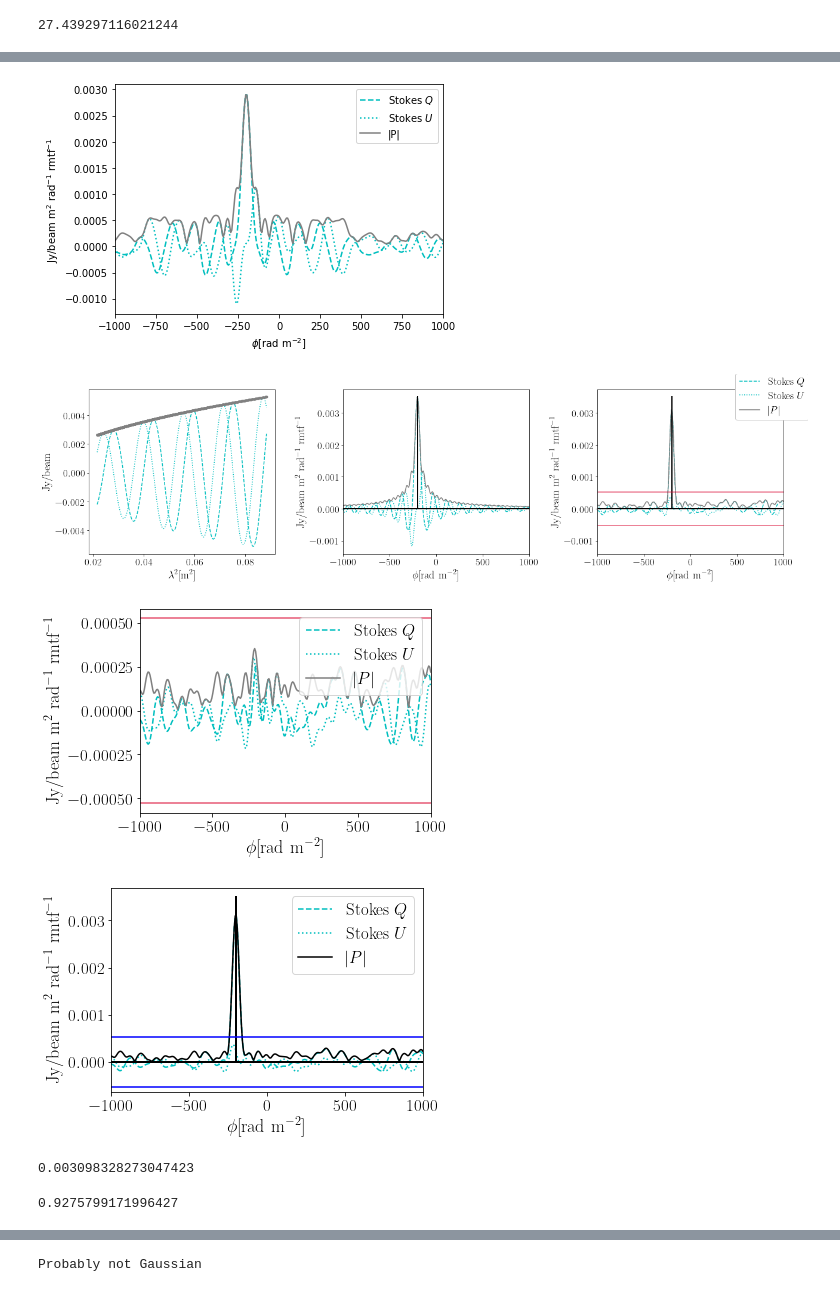
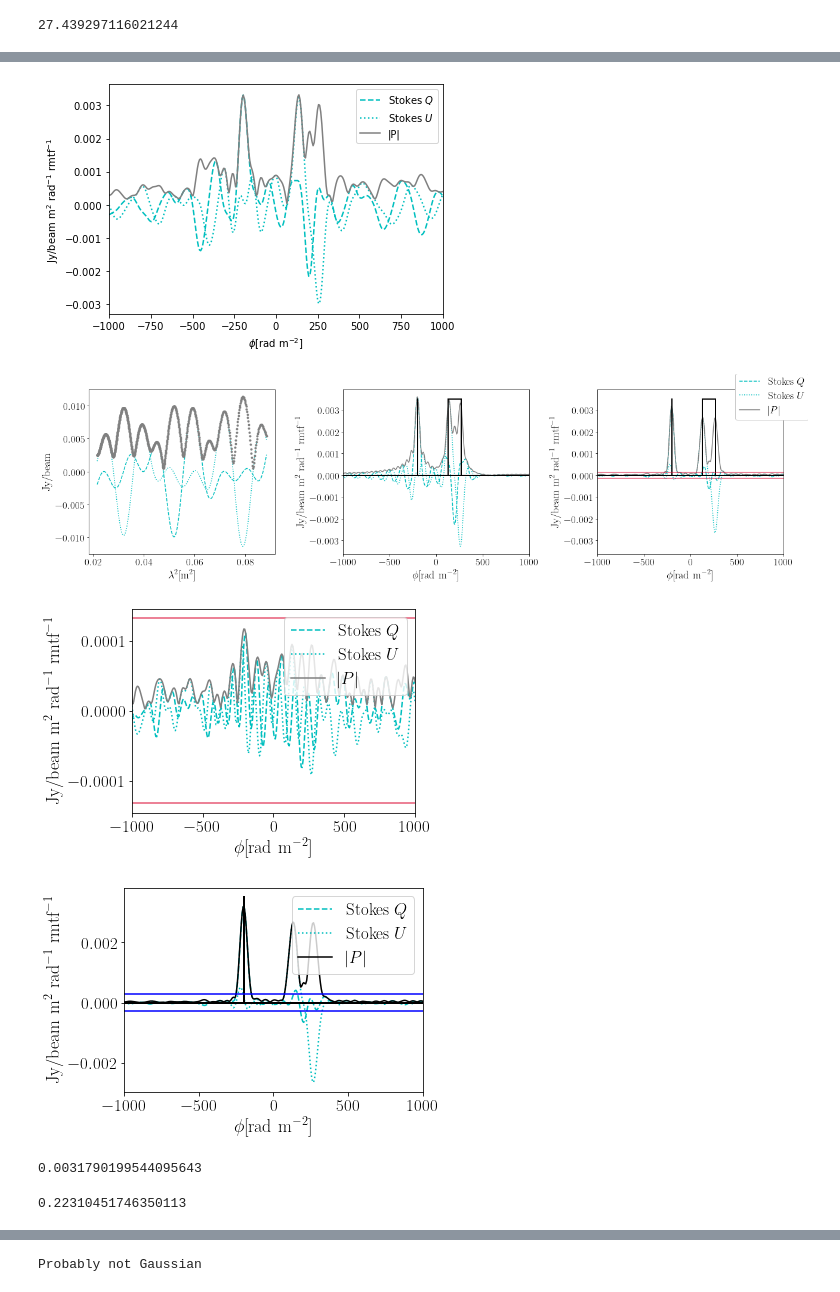
Before and after one commit to miguelcarcamov/csromer, a Jupyter notebook: sandboxes/framework_simulation_scenario1.ipynb, the cells around one changed output, grey strips where cells are left out. Saved outputs shown, nothing was run; the diff lists cells and outputs as text; code cells hidden in the pictures.

```diff
--- a/sandboxes/framework_simulation_scenario1.ipynb
+++ b/sandboxes/framework_simulation_scenario1.ipynb
@@ -73,7 +73,7 @@ thicksource = FaradayThickSource(nu=nu, s_nu=peak_thicksource, phi_fg=140, phi_c
 thinsource.simulate()
 thicksource.simulate()
 # %%
-simsource = thinsource
+simsource = thinsource + thicksource
 # %%
 original_source = copy.deepcopy(simsource)
 # %%
@@ -83,7 +83,7 @@ peak_thinsource
 # %% [output]
 0.0035
 # %%
-applied_noise = 0.8*peak_thinsource
+applied_noise = 0.2*peak_thinsource
 # %%
 applied_noise * 1000.0
 # %% [output]
@@ -215,7 +215,7 @@ plt.plot(dataset.lambda2, np.abs(P_back), 'g.', label=r"$|P|$")
 # %%
-wav = None
+#wav = None
 #wav = DiscreteWavelet(wavelet_name="haar", mode="periodization", append_signal=True)
-#wav = UndecimatedWavelet(wavelet_name="coif2", append_signal=True)
+wav = UndecimatedWavelet(wavelet_name="coif2", append_signal=True)
 # %%
 parameter.data = F_dirty
 parameter.complex_data_to_real()
@@ -263,7 +266,7 @@ lambda_l1 / dataset.theo_noise
 # %% [output]
 27.439297116021244
 # %%
-opt = FISTA(guess_param=parameter, F_obj=F_obj, fx=chi2, gx=g_obj, noise=dataset.theo_noise, verbose=True)
+opt = FISTA(guess_param=parameter, F_obj=F_obj, fx=chi2, gx=g_obj, noise=2*dataset.theo_noise, verbose=True)
 #opt = FISTA(i_guess=F_real, F_obj=F_obj, fx=chi2, gx=g_obj, maxiter=1000, noise=1e-5, verbose=True)
 obj, X = opt.run()
 print(obj)
@@ -375,7 +379,7 @@ plt.xlim([-1000,1000])
 plt.tight_layout()
 #plt.savefig("fds_sim1.png", dpi=100)
 # %% [output]
-[figure, old version]
+[figure, new version]
 # %%
 residual_faraday = F_dirty - model_2
 # %%
@@ -411,41 +415,41 @@ ax1.set_ylabel(r'Jy/beam')
 
 ax2 = fig.add_subplot(1, 3, 2)
 ax2.plot(original_parameter.phi, F_dirty_original.real, 'c--', label=r"Stokes $Q$")
 ax2.plot(original_parameter.phi, F_dirty_original.imag, 'c:', label=r"Stokes $U$")
 ax2.plot(original_parameter.phi, np.abs(F_dirty_original), '-', c='grey', label=r"|P|")
 ax2.plot([-200.,-200.],[0.,0.0035],ls='-',lw=2.,c='black')
-#ax2.plot([130.,130.],[0.,0.0035],ls='-',lw=2.,c='black')
-#ax2.plot([270.,270.],[0.,0.0035],ls='-',lw=2.,c='black')
-#ax2.plot([130.,270.],[0.0035,0.0035],ls='-',lw=2.,c='black')
+ax2.plot([130.,130.],[0.,0.0035],ls='-',lw=2.,c='black')
+ax2.plot([270.,270.],[0.,0.0035],ls='-',lw=2.,c='black')
+ax2.plot([130.,270.],[0.0035,0.0035],ls='-',lw=2.,c='black')
 ax2.plot(original_parameter.phi,np.zeros(len(original_parameter.phi)),ls='-',lw=2.,c='black')
 #ax2.axhline (y = 5*original_source.theo_noise*1000.0, color = 'crimson', alpha=0.7)
 #ax2.axhline (y = -5*original_source.theo_noise*1000.0, color = 'crimson', alpha=0.7)
 ax2.set_xlabel(r'$\phi$[rad m$^{-2}$]')
 ax2.set_ylabel(r'Jy/beam m$^2$ rad$^{-1}$ rmtf$^{-1}$')
 ax2.set_xlim([-1000,1000])
 
 ax3 = fig.add_subplot(1, 3, 3, sharex = ax2, sharey = ax2)
 ax3.plot(parameter.phi, conv_model.real, 'c--', label=r"Stokes $Q$")
 ax3.plot(parameter.phi, conv_model.imag, 'c:', label=r"Stokes $U$")
 ax3.plot(parameter.phi, np.abs(conv_model), '-', c='grey', label=r"$|P|$")
 ax3.plot([-200.,-200.],[0.,0.0035],ls='-',lw=2.,c='black')
-#ax3.plot([130.,130.],[0.,0.0035],ls='-',lw=2.,c='black')
-#ax3.plot([270.,270.],[0.,0.0035],ls='-',lw=2.,c='black')
-#ax3.plot([130.,270.],[0.0035,0.0035],ls='-',lw=2.,c='black')
+ax3.plot([130.,130.],[0.,0.0035],ls='-',lw=2.,c='black')
+ax3.plot([270.,270.],[0.,0.0035],ls='-',lw=2.,c='black')
+ax3.plot([130.,270.],[0.0035,0.0035],ls='-',lw=2.,c='black')
 ax3.plot(parameter.phi,np.zeros(len(parameter.phi)),ls='-',lw=2.,c='black')
 #ax3.set_xlim([-1000,1000])
 ax3.axhline(y = 5*dataset.theo_noise, color = 'crimson', alpha=0.7)
 ax3.axhline(y = -5*dataset.theo_noise, color = 'crimson', alpha=0.7)
 ax3.set_xlabel(r'$\phi$[rad m$^{-2}$]')
 ax3.set_ylabel(r'Jy/beam m$^2$ rad$^{-1}$ rmtf$^{-1}$')
 
 handles, labels = ax3.get_legend_handles_labels()
 legend = fig.legend(handles, labels, loc="upper right", borderaxespad=0)
 legend.get_frame().set_alpha(1.0)
 fig.tight_layout()
-#fig.savefig("thinthick.pdf", dpi=500)
+fig.savefig("thinthicksource.pdf", dpi=500)
 # %% [output]
-[figure, old version]
+[figure, new version]
 # %%
 plt.plot(parameter.phi, residual_faraday.real, 'c--', label=r"Stokes $Q$")
 plt.plot(parameter.phi, residual_faraday.imag, 'c:', label=r"Stokes $U$")
@@ -461,7 +465,7 @@ plt.xlim([-1000,1000])
 plt.tight_layout()
 #plt.savefig("fds_sim1.png", dpi=100)
 # %% [output]
-[figure, old version]
+[figure, new version]
 # %%
 plt.plot(parameter.phi, conv_model.real, 'c--', label=r"Stokes $Q$")
 plt.plot(parameter.phi, conv_model.imag, 'c:', label=r"Stokes $U$")
@@ -477,17 +481,17 @@ plt.legend(loc='upper right')
 plt.tight_layout()
 #plt.savefig("restored.png", dpi=100)
 # %% [output]
-[figure, old version]
+[figure, new version]
 # %%
 np.nanmax(np.abs(conv_model))
 # %% [output]
-0.003098328273047423
+0.0031790199544095643
 # %%
 P = np.sqrt(np.max(np.abs(conv_model))**2 - (2.3*rms_residual**2))
 # %%
 parameter.rmtf_fwhm/(2*P/rms_residual)
 # %% [output]
-0.9275799171996427
+0.22310451746350113
 # %%
 residual_1d = np.concatenate([residual_faraday.real, residual_faraday.imag])
 #residual_1d = np.concatenate([dataset.residual.real, dataset.residual.imag])
```
Also changed, not shown: parts of 31 cells of this notebook, 5 other files.
